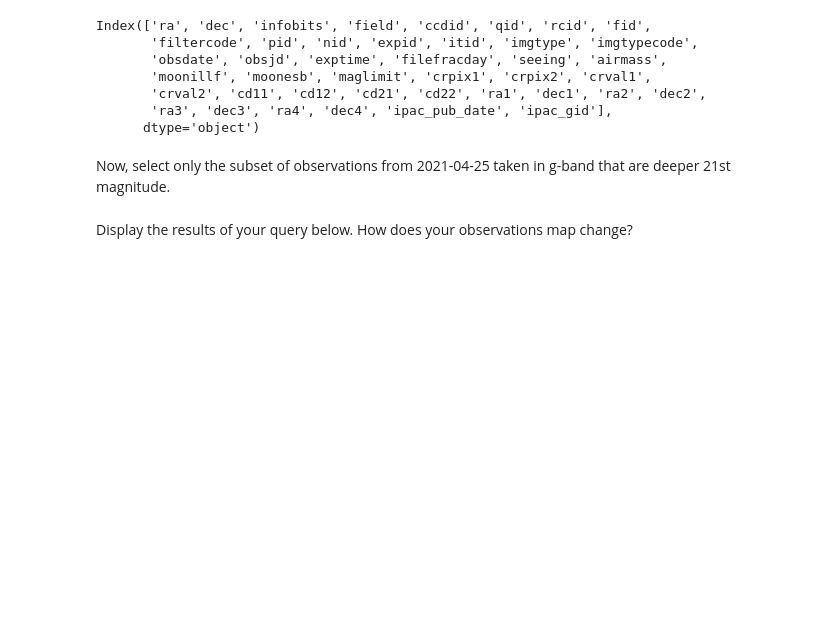
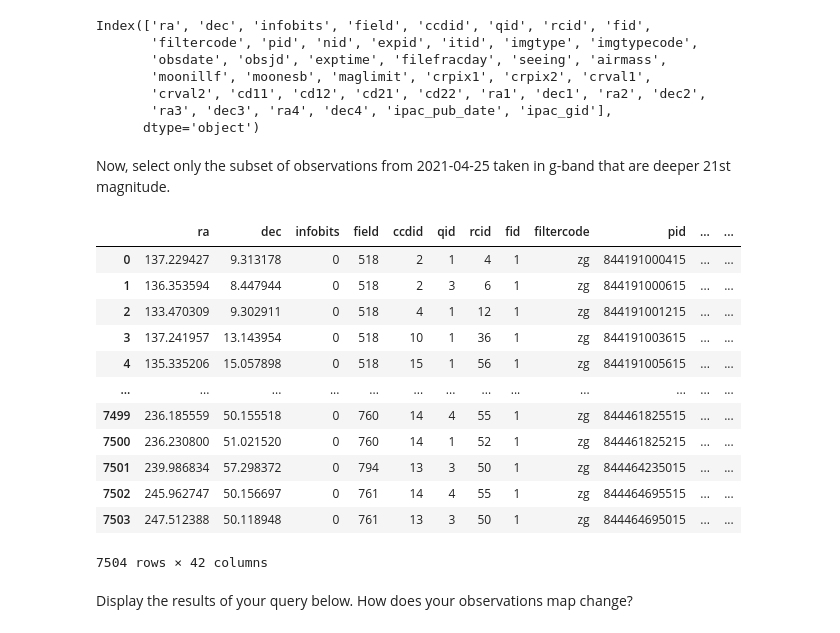
Before and after one commit to aswinsuresh24/ztf_summer_school_2022, a Jupyter notebook: lectures/01/lecture01.ipynb, the cells around one changed output. Cells and saved outputs as stored; diff of their text form; code cells hidden in the pictures; blank space fills up the shorter version.

```diff
--- a/lectures/01/lecture01.ipynb
+++ b/lectures/01/lecture01.ipynb
@@ -202,3 +211,20 @@ Now, select only the subset of observations from 2021-04-25 taken in g-band that
+# %%
+gquery_table = gquery.metatable
+gquery_table
+# %% [output]
+|  | ra | dec | infobits | field | ccdid | qid | rcid | fid | filtercode | pid | ... | ... |
+| 0 | 137.229427 | 9.313178 | 0 | 518 | 2 | 1 | 4 | 1 | zg | 844191000415 | ... | ... |
+| 1 | 136.353594 | 8.447944 | 0 | 518 | 2 | 3 | 6 | 1 | zg | 844191000615 | ... | ... |
+| 2 | 133.470309 | 9.302911 | 0 | 518 | 4 | 1 | 12 | 1 | zg | 844191001215 | ... | ... |
+| 3 | 137.241957 | 13.143954 | 0 | 518 | 10 | 1 | 36 | 1 | zg | 844191003615 | ... | ... |
+| 4 | 135.335206 | 15.057898 | 0 | 518 | 15 | 1 | 56 | 1 | zg | 844191005615 | ... | ... |
+| ... | ... | ... | ... | ... | ... | ... | ... | ... | ... | ... | ... | ... |
+| 7499 | 236.185559 | 50.155518 | 0 | 760 | 14 | 4 | 55 | 1 | zg | 844461825515 | ... | ... |
+| 7500 | 236.230800 | 51.021520 | 0 | 760 | 14 | 1 | 52 | 1 | zg | 844461825215 | ... | ... |
+| 7501 | 239.986834 | 57.298372 | 0 | 794 | 13 | 3 | 50 | 1 | zg | 844464235015 | ... | ... |
+| 7502 | 245.962747 | 50.156697 | 0 | 761 | 14 | 4 | 55 | 1 | zg | 844464695515 | ... | ... |
+| 7503 | 247.512388 | 50.118948 | 0 | 761 | 13 | 3 | 50 | 1 | zg | 844464695015 | ... | ... |
+7504 rows × 42 columns
 # %% [markdown]
 Display the results of your query below. How does your observations map change?
 # %%
```
Also changed, not shown: parts of 28 cells of this notebook, 1 other file.
